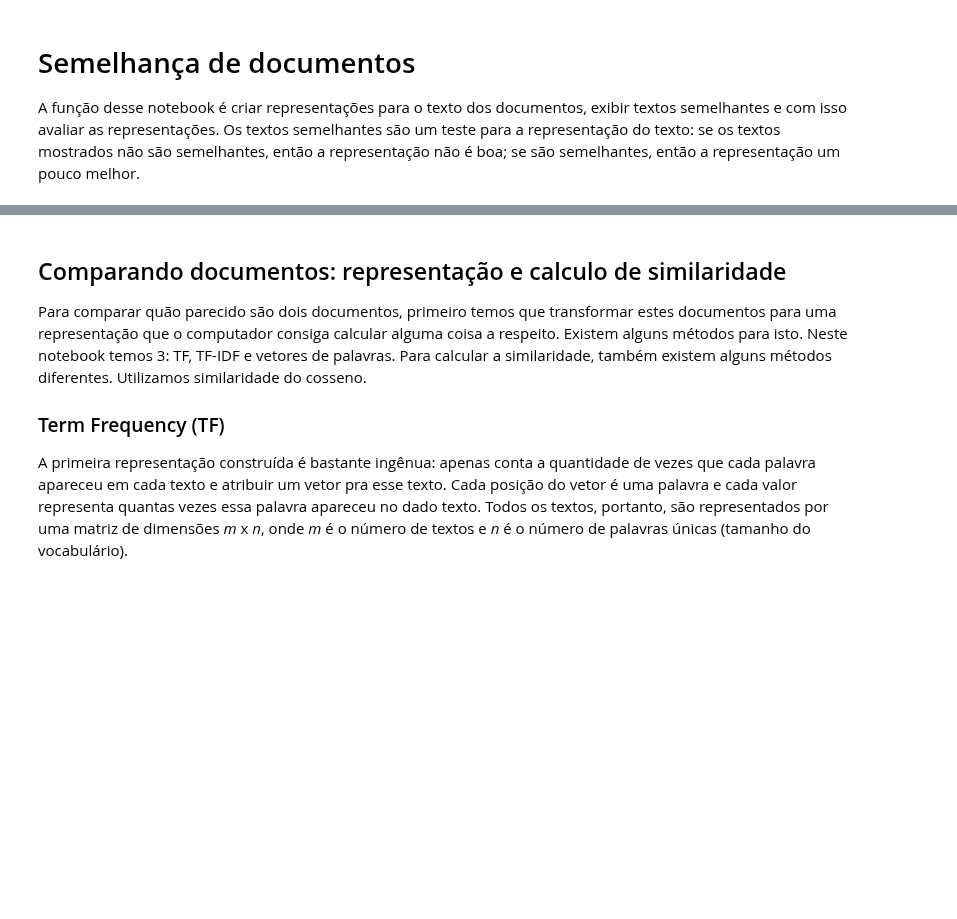
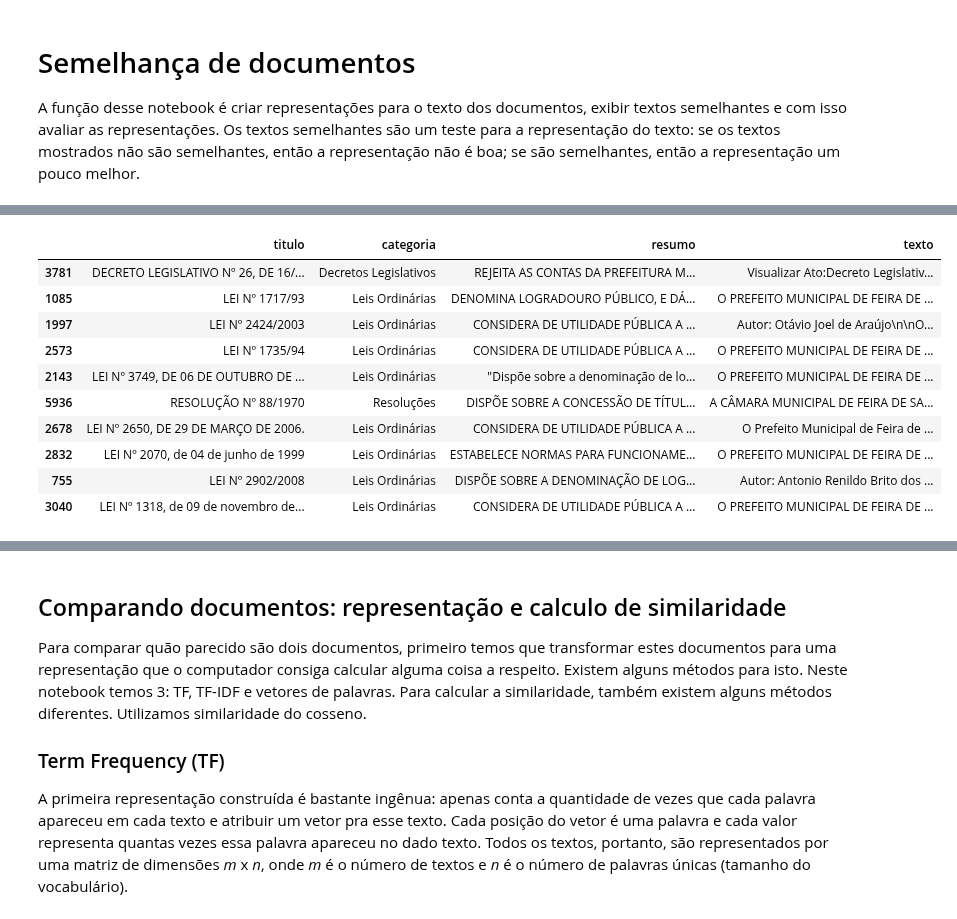
Before and after one commit to DadosAbertosDeFeira/analises, a Jupyter notebook: analysis/text_representations.ipynb, the cells around one changed output, grey strips where cells are left out. Cells and saved outputs as stored; diff of their text form; code cells hidden in the pictures; blank space fills up the shorter version.

```diff
--- a/analysis/text_representations.ipynb
+++ b/analysis/text_representations.ipynb
@@ -24,4 +29,16 @@ print(laws.nunique())
 # %%
-laws
+laws.sample(10)
+# %% [output]
+|  | titulo | categoria | resumo | texto |
+| 3781 | DECRETO LEGISLATIVO Nº 26, DE 16/... | Decretos Legislativos | REJEITA AS CONTAS DA PREFEITURA M... | Visualizar Ato:Decreto Legislativ... |
+| 1085 | LEI Nº 1717/93 | Leis Ordinárias | DENOMINA LOGRADOURO PÚBLICO, E DÁ... | O PREFEITO MUNICIPAL DE FEIRA DE ... |
+| 1997 | LEI Nº 2424/2003 | Leis Ordinárias | CONSIDERA DE UTILIDADE PÚBLICA A ... | Autor: Otávio Joel de Araújo\n\nO... |
+| 2573 | LEI Nº 1735/94 | Leis Ordinárias | CONSIDERA DE UTILIDADE PÚBLICA A ... | O PREFEITO MUNICIPAL DE FEIRA DE ... |
+| 2143 | LEI Nº 3749, DE 06 DE OUTUBRO DE ... | Leis Ordinárias | "Dispõe sobre a denominação de lo... | O PREFEITO MUNICIPAL DE FEIRA DE ... |
+| 5936 | RESOLUÇÃO Nº 88/1970 | Resoluções | DISPÕE SOBRE A CONCESSÃO DE TÍTUL... | A CÂMARA MUNICIPAL DE FEIRA DE SA... |
+| 2678 | LEI Nº 2650, DE 29 DE MARÇO DE 2006. | Leis Ordinárias | CONSIDERA DE UTILIDADE PÚBLICA A ... | O Prefeito Municipal de Feira de ... |
+| 2832 | LEI Nº 2070, de 04 de junho de 1999 | Leis Ordinárias | ESTABELECE NORMAS PARA FUNCIONAME... | O PREFEITO MUNICIPAL DE FEIRA DE ... |
+| 755 | LEI Nº 2902/2008 | Leis Ordinárias | DISPÕE SOBRE A DENOMINAÇÃO DE LOG... | Autor: Antonio Renildo Brito dos ... |
+| 3040 | LEI Nº 1318, de 09 de novembro de... | Leis Ordinárias | CONSIDERA DE UTILIDADE PÚBLICA A ... | O PREFEITO MUNICIPAL DE FEIRA DE ... |
 # %%
 # Exemplo de texto de lei
```
Also changed, not shown: parts of 14 cells of this notebook.
